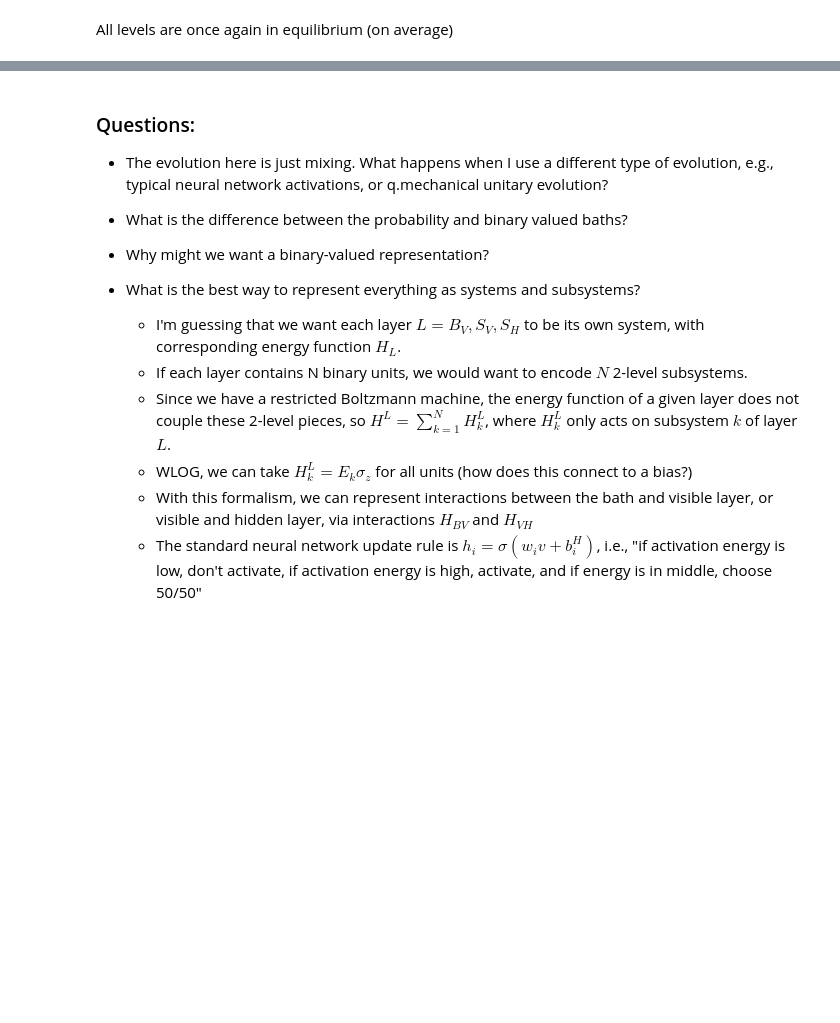
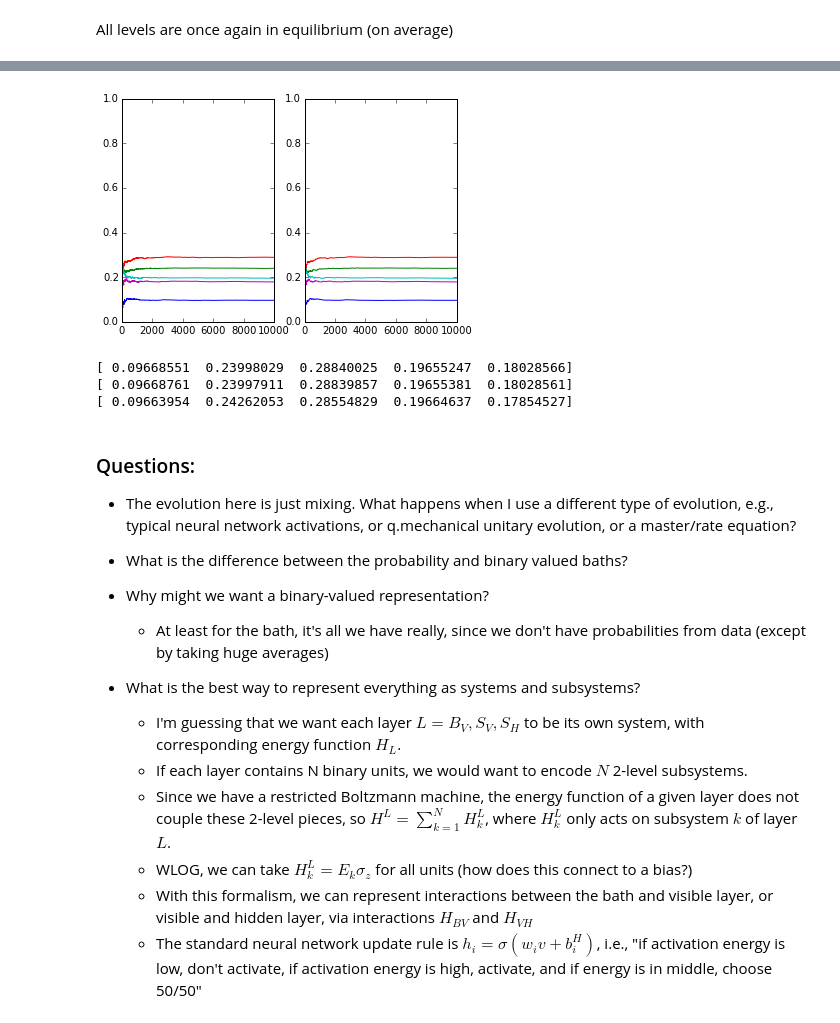
Before and after one commit to co9olguy/boltzmann_thermal, a Jupyter notebook: Thermalization training Notebook 1.ipynb, the cells around one changed output, grey strips where cells are left out. Saved outputs shown, nothing was run; the diff lists cells and outputs as text; code cells hidden in the pictures; blank space fills up the shorter version.

Commit message:
added example where bath states are averaged

```diff
--- a/Thermalization training Notebook 1.ipynb
+++ b/Thermalization training Notebook 1.ipynb
@@ -201,0 +204,8 @@ All levels are once again in equilibrium (on average)
+# %%
+store_recent_states = []
+for _ in range(10):
+    data_binary.refresh(prob_to_binary(bath_probs)) #choose new realizations
+    store_binary.append(list(data_binary.state))
+store_binary = np.array(store_binary)
+print store_binary
+print store_binary.mean(axis=0)
@@ -202,11 +224,68 @@ All levels are once again in equilibrium (on average)
+# %%
+#let sys/bath interact for long time
+num_steps = 5000
+N = 10
+
+store_visible = []
+store_hidden = []
+store_bath = []
+store_recent_bath_states = []
+
+for ctr in range(0,num_steps):
+
+    #update bath
+    for _ in range(N):
+        data_binary.refresh(prob_to_binary(bath_probs)) #choose new realizations
+        store_recent_bath_states.append(list(data_binary.state))
+    recent_bath_avg_probs = np.array(store_recent_bath_states).mean(axis=0) #average realizations over N steps
+    data_prob.refresh(recent_bath_avg_probs) #use these averages as probabilities for bath
+    store_bath.append(data_prob.probs)
+
+    #interact with bath
+    sys.interact_with_bath(data_prob)
+    store_visible.append(list(sys.visible_probs))
+    store_hidden.append(list(sys.hidden_probs))
+
+    #system self-interaction
+    sys.evolve(1,print_states=False)
+    store_visible.append(list(sys.visible_probs))
+    store_hidden.append(list(sys.hidden_probs))
+
+#evolve without bath
+#for ctr in range(0,num_steps):
+#    sys.evolve(1,print_states=False)
+#    store_visible.append(list(sys.visible_probs))
+#    store_hidden.append(list(sys.hidden_probs))
+
+store_visible = np.array(store_visible)
+store_hidden = np.array(store_hidden)
+store_bath = np.array(store_bath)
+
+
+ax1=plt.subplot(1,2,1);
+plt.plot(store_visible);
+plt.subplot(1,2,2,sharey = ax1);
+plt.plot(store_hidden);
+ax1.set_ylim([0.0,1.0]);
+# %% [output]
+[figure, added]
+# %%
+print np.mean(store_visible[1000:-1,:],axis=0) #ignoring "burn-in" period
+print np.mean(store_hidden[1000:-1,:],axis=0) #ignoring "burn-in" period
+print bath_probs
+# %% [output]
+[ 0.09668551  0.23998029  0.28840025  0.19655247  0.18028566]
+[ 0.09668761  0.23997911  0.28839857  0.19655381  0.18028561]
+[ 0.09663954  0.24262053  0.28554829  0.19664637  0.17854527]
 # %% [markdown]
 ### Questions:
 
-- The evolution here is just mixing. What happens when I use a different type of evolution, e.g., typical neural network activations, or q.mechanical unitary evolution?
+- The evolution here is just mixing. What happens when I use a different type of evolution, e.g., typical neural network activations, or q.mechanical unitary evolution, or a master/rate equation?
 
 - What is the difference between the probability and binary valued baths?
 
 - Why might we want a binary-valued representation?
+    - At least for the bath, it's all we have really, since we don't have probabilities from data (except by taking huge averages)
 
 - What is the best way to represent everything as systems and subsystems?
     - I'm guessing that we want each layer $L=B_V,S_V,S_H$ to be its own system, with corresponding energy function $H_L$.
```
Also changed, not shown: parts of 2 cells of this notebook.
